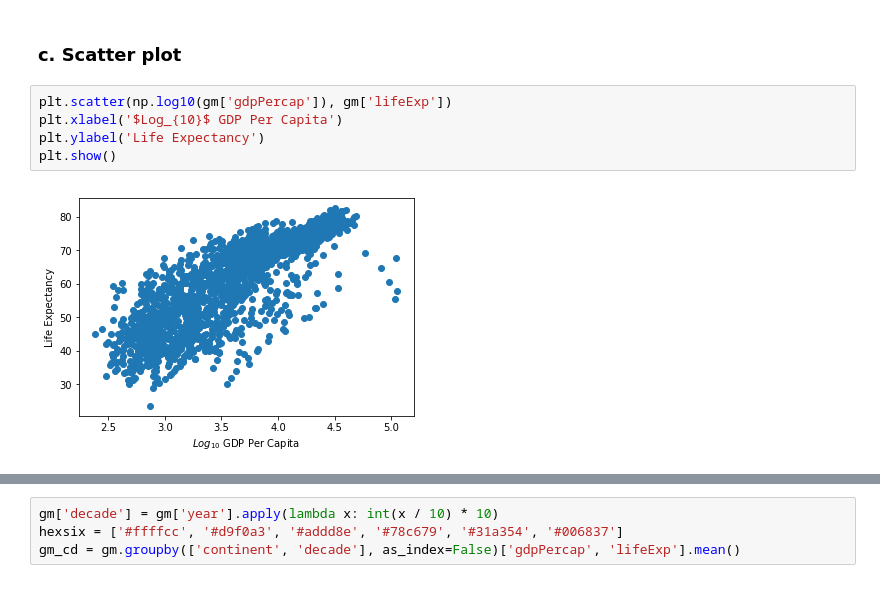
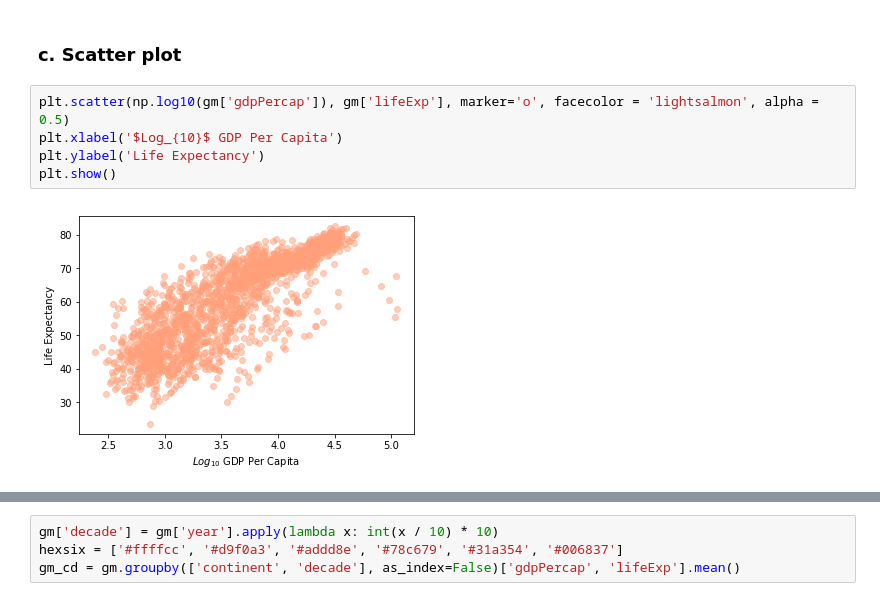
Before and after one commit to tylerhuntington222/journal-club-plotting-demo, a Jupyter notebook: Journal_Club_matplotlib.ipynb, the cells around one changed output, grey strips where cells are left out. Saved outputs shown, nothing was run; the diff lists cells and outputs as text.

```diff
--- a/Journal_Club_matplotlib.ipynb
+++ b/Journal_Club_matplotlib.ipynb
@@ -60,9 +51,9 @@ plt.show()
 # %% [markdown]
 ### c. Scatter plot <a id="section2ae"/>
 # %%
-plt.scatter(np.log10(gm['gdpPercap']), gm['lifeExp'])
+plt.scatter(np.log10(gm['gdpPercap']), gm['lifeExp'], marker='o', facecolor = 'lightsalmon', alpha = 0.5)
 plt.xlabel('$Log_{10}$ GDP Per Capita')
 plt.ylabel('Life Expectancy')
 plt.show()
 # %% [output]
-[figure, old version]
+[figure, new version]
```
Also changed, not shown: parts of 9 cells of this notebook, 1 other file.
